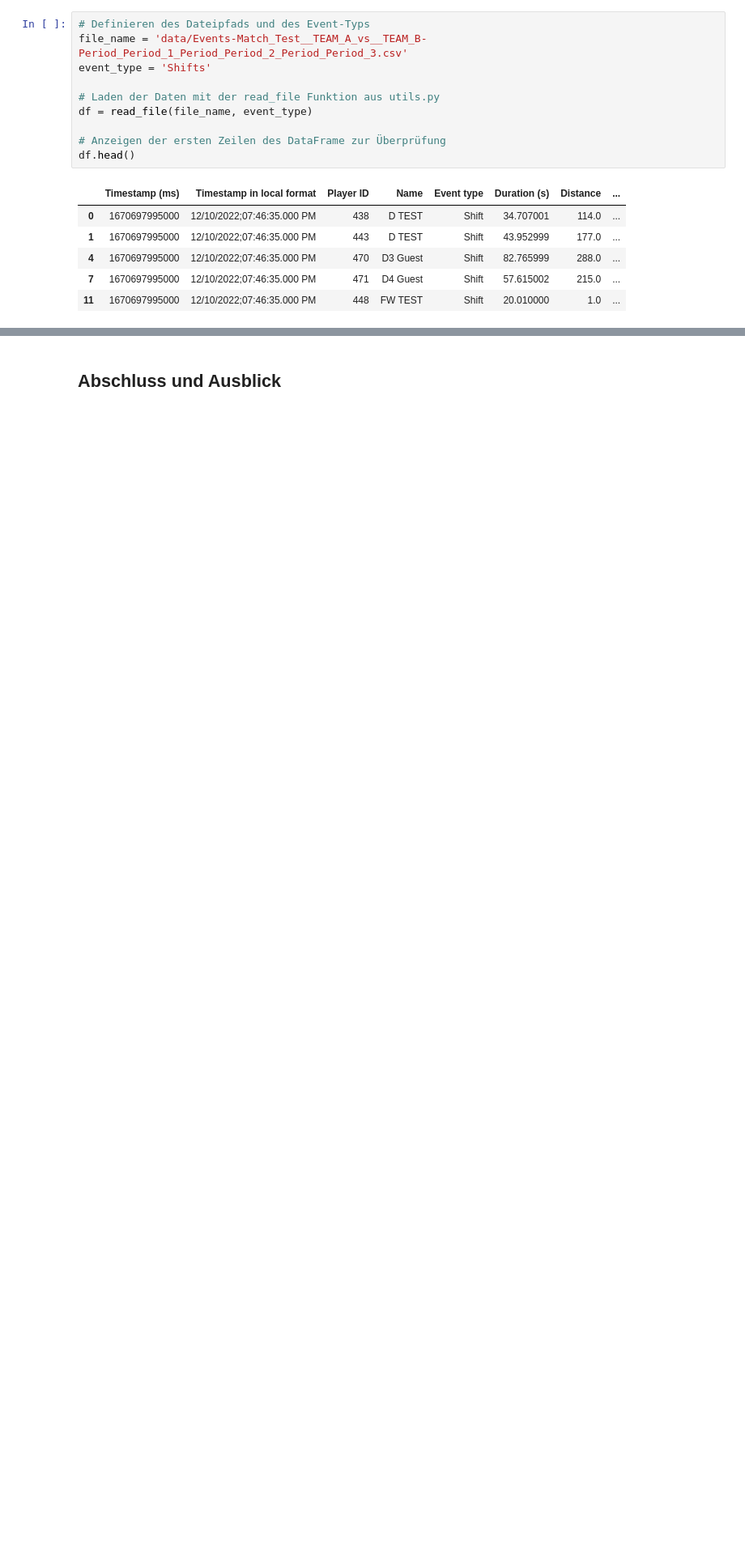
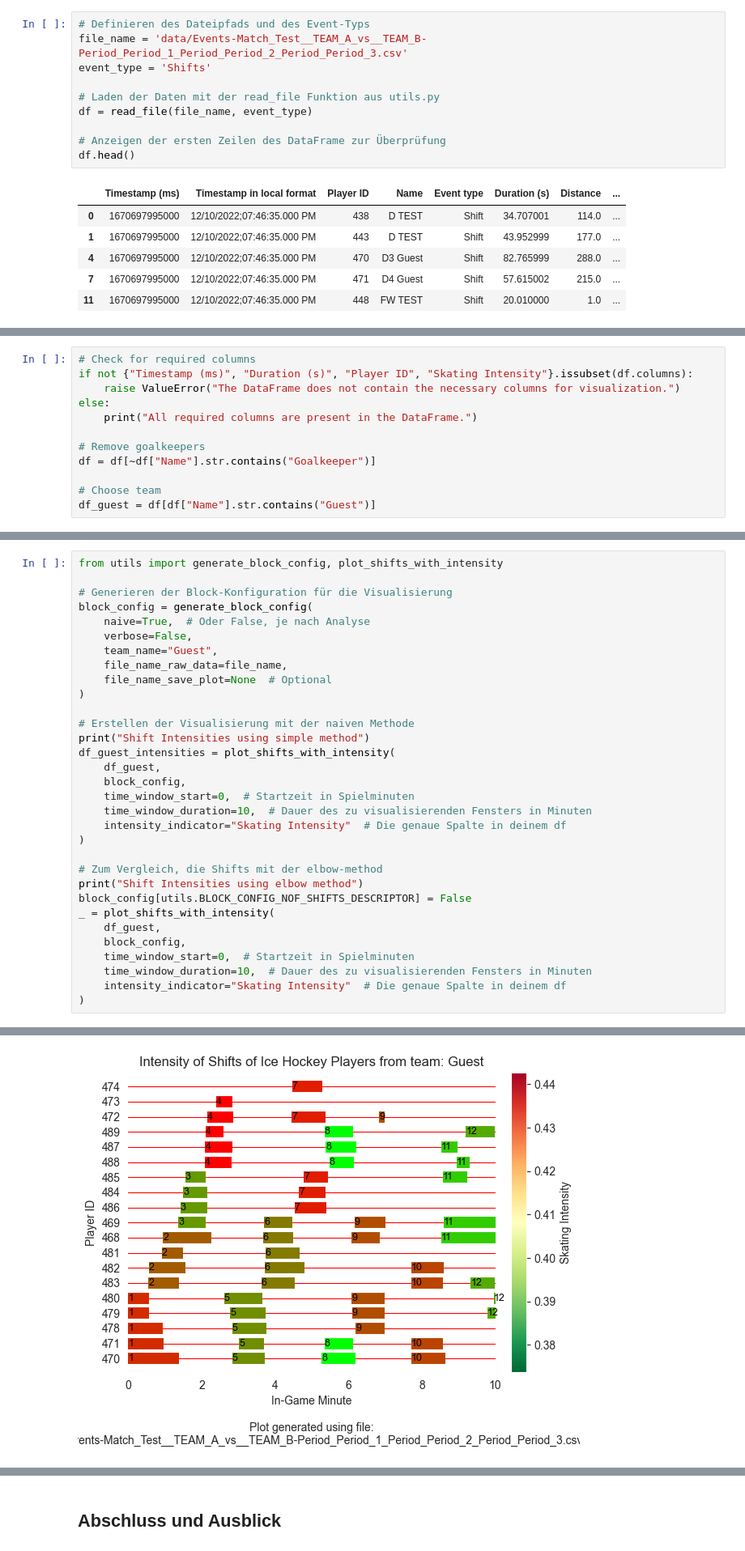
Before and after one commit to arnoldram/dataunionsihf, a Jupyter notebook: sample_analysis.ipynb, the cells around one changed output, grey strips where cells are left out. Shown: that part at 81% size. Saved outputs shown, nothing was run; the diff lists cells and outputs as text; blank space fills up the shorter version.

Commit message:
added SIS visualisation

```diff
--- a/sample_analysis.ipynb
+++ b/sample_analysis.ipynb
@@ -61,0 +76,12 @@ Optimale Anzahl von Shifts: 143
+# %%
+# Check for required columns
+if not {"Timestamp (ms)", "Duration (s)", "Player ID", "Skating Intensity"}.issubset(df.columns):
+    raise ValueError("The DataFrame does not contain the necessary columns for visualization.")
+else:
+    print("All required columns are present in the DataFrame.")
+
+# Remove goalkeepers
+df = df[~df["Name"].str.contains("Goalkeeper")]
+
+# Choose team
+df_guest = df[df["Name"].str.contains("Guest")]
@@ -61,0 +96,33 @@ Optimale Anzahl von Shifts: 143
+# %%
+from utils import generate_block_config, plot_shifts_with_intensity
+
+# Generieren der Block-Konfiguration für die Visualisierung
+block_config = generate_block_config(
+    naive=True,  # Oder False, je nach Analyse
+    verbose=False,
+    team_name="Guest",
+    file_name_raw_data=file_name,
+    file_name_save_plot=None  # Optional
+)
+
+# Erstellen der Visualisierung mit der naiven Methode
+print("Shift Intensities using simple method")
+df_guest_intensities = plot_shifts_with_intensity(
+    df_guest,
+    block_config,
+    time_window_start=0,  # Startzeit in Spielminuten
+    time_window_duration=10,  # Dauer des zu visualisierenden Fensters in Minuten
+    intensity_indicator="Skating Intensity"  # Die genaue Spalte in deinem df
+)
+
+# Zum Vergleich, die Shifts mit der elbow-method
+print("Shift Intensities using elbow method")
+block_config[utils.BLOCK_CONFIG_NOF_SHIFTS_DESCRIPTOR] = False
+_ = plot_shifts_with_intensity(
+    df_guest,
+    block_config,
+    time_window_start=0,  # Startzeit in Spielminuten
+    time_window_duration=10,  # Dauer des zu visualisierenden Fensters in Minuten
+    intensity_indicator="Skating Intensity"  # Die genaue Spalte in deinem df
+)
+# %% [output]
@@ -61,0 +130 @@ Optimale Anzahl von Shifts: 143
+[figure, added]
```
Also changed, not shown: parts of 25 cells of this notebook, 2 other files.
